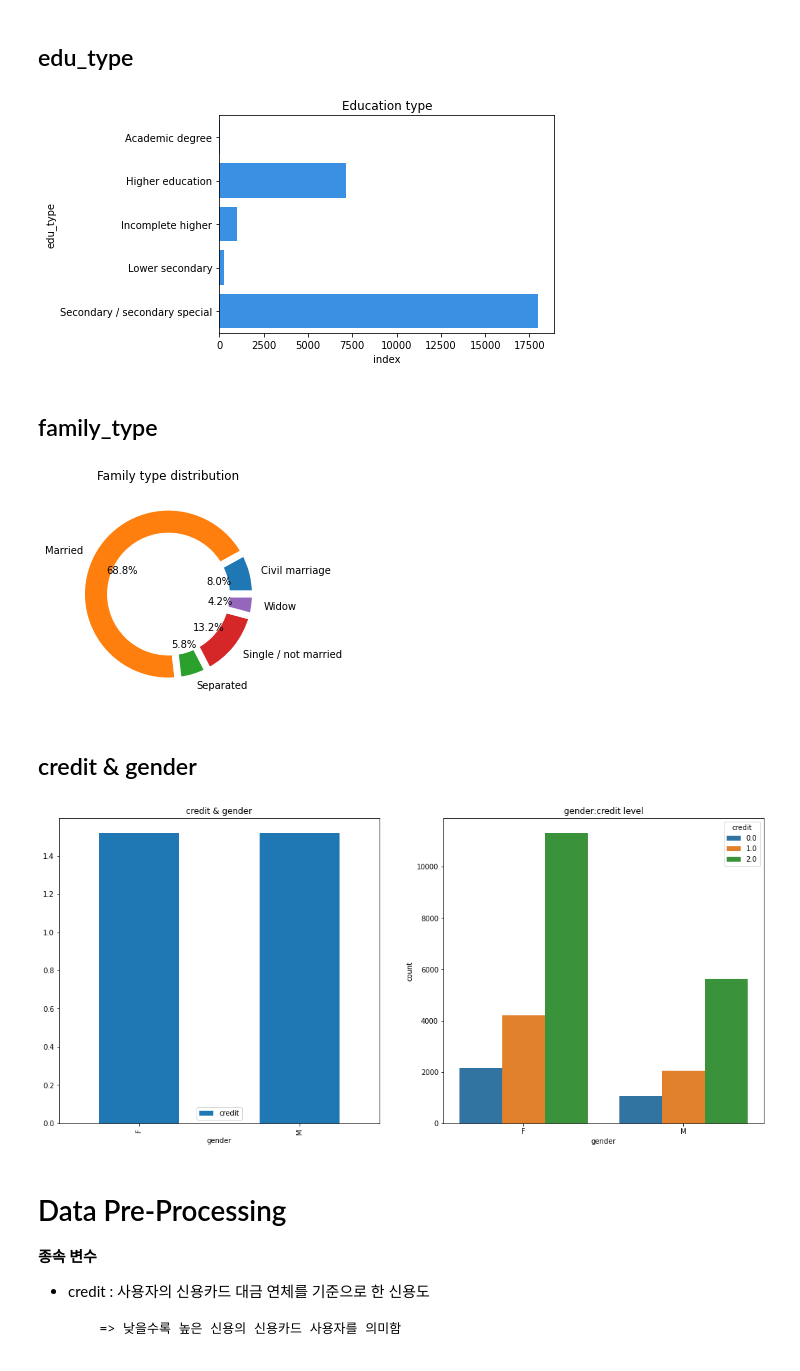
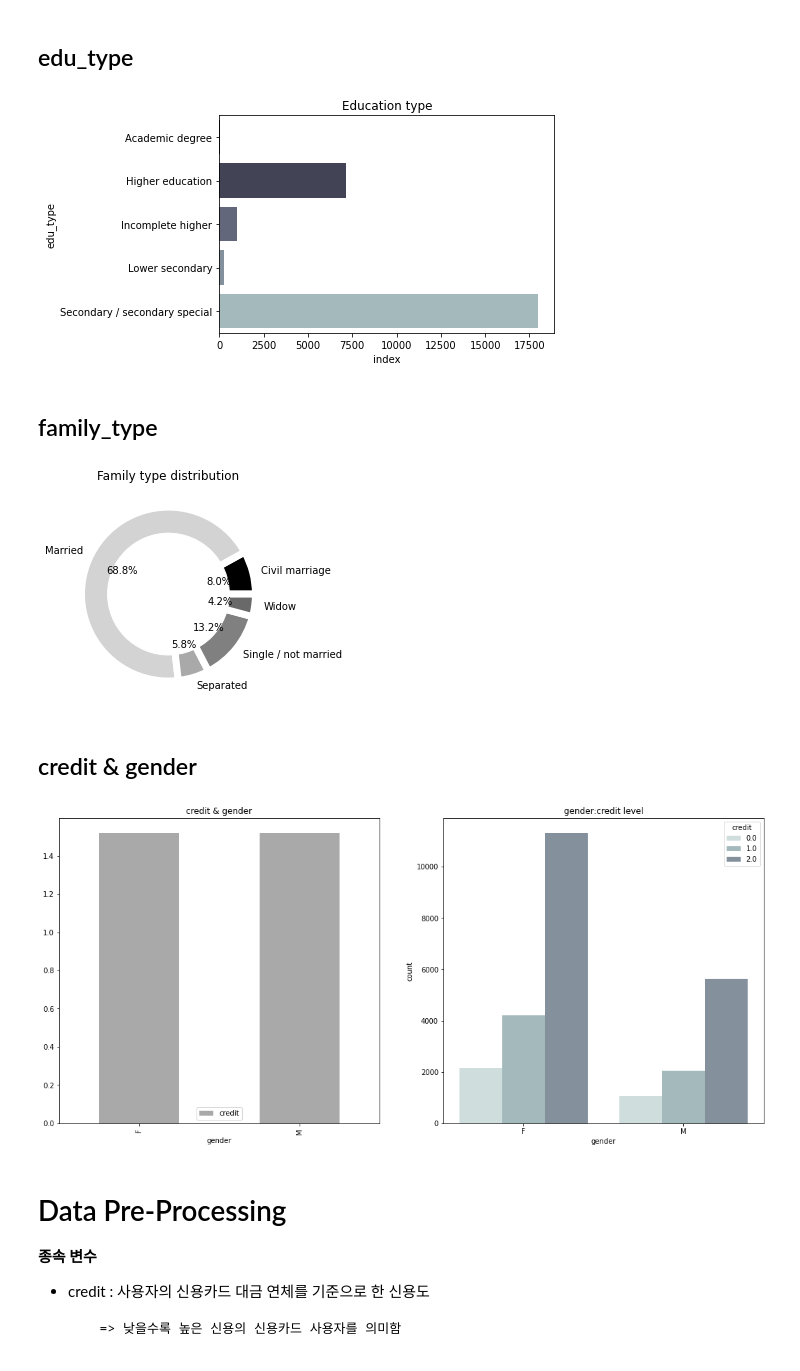
Before and after one commit to Byeon-MJ/CreditCard_Overdue_Prediction, a Jupyter notebook: ML_CreditCard_Classification_Final.ipynb, the cells around one changed output. Drawn from its saved outputs; the diff is of its cells as text; code cells hidden in the pictures.

```diff
--- a/ML_CreditCard_Classification_Final.ipynb
+++ b/ML_CreditCard_Classification_Final.ipynb
@@ -178,37 +185,40 @@ plt.show()
 ## edu_type
 # %%
 et = train.groupby('edu_type').count()['index']
+palette = sns.color_palette('bone')
 et = et.reset_index()
-sns.barplot(data=et, y="edu_type", x="index", orient='h',color='dodgerblue')
+sns.barplot(data=et, y="edu_type", x="index", orient='h',palette=palette)
 title_color = 'black'
 plt.title('Education type',color=title_color)
 plt.show()
 # %% [output]
-[figure, old version]
+[figure, new version]
 # %% [markdown]
 ## family_type
 # %%
 ft = train.groupby('family_type').count()['index']
 my_circle=plt.Circle((0,0),0.7,color='white')
+colors = ['black', 'lightgray', 'darkgray', 'grey', 'dimgray']
 fig = plt.figure()
-plt.pie(ft,labels=ft.index,wedgeprops={'linewidth':7,'edgecolor':'white'},autopct='%1.1f%%',textprops={'color':"black"})
+plt.pie(ft,labels=ft.index,colors=colors, wedgeprops={'linewidth':7,'edgecolor':'white'},autopct='%1.1f%%',textprops={'color':"black"})
 p=plt.gcf()
 p.gca().add_artist(my_circle)
 plt.title('Family type distribution')
 plt.show()
 # %% [output]
-[figure, old version]
+[figure, new version]
 # %% [markdown]
 ## credit & gender
 # %%
+palette = sns.color_palette('bone_r')
 f,ax=plt.subplots(1,2,figsize=(18,8))
-train[['gender','credit']].groupby(['gender']).mean().plot.bar(ax=ax[0])
+train[['gender','credit']].groupby(['gender']).mean().plot.bar(ax=ax[0], color='darkgray')
 ax[0].set_title('credit & gender')
-sns.countplot('gender',hue='credit',data=train,ax=ax[1])
+sns.countplot('gender',hue='credit',data=train,ax=ax[1],palette=palette)
 ax[1].set_title('gender:credit level')
 plt.show()
 # %% [output]
-[figure, old version]
+[figure, new version]
 # %% [markdown]
 # Data Pre-Processing
 **종속 변수**
```
Also changed, not shown: parts of 20 cells of this notebook.
